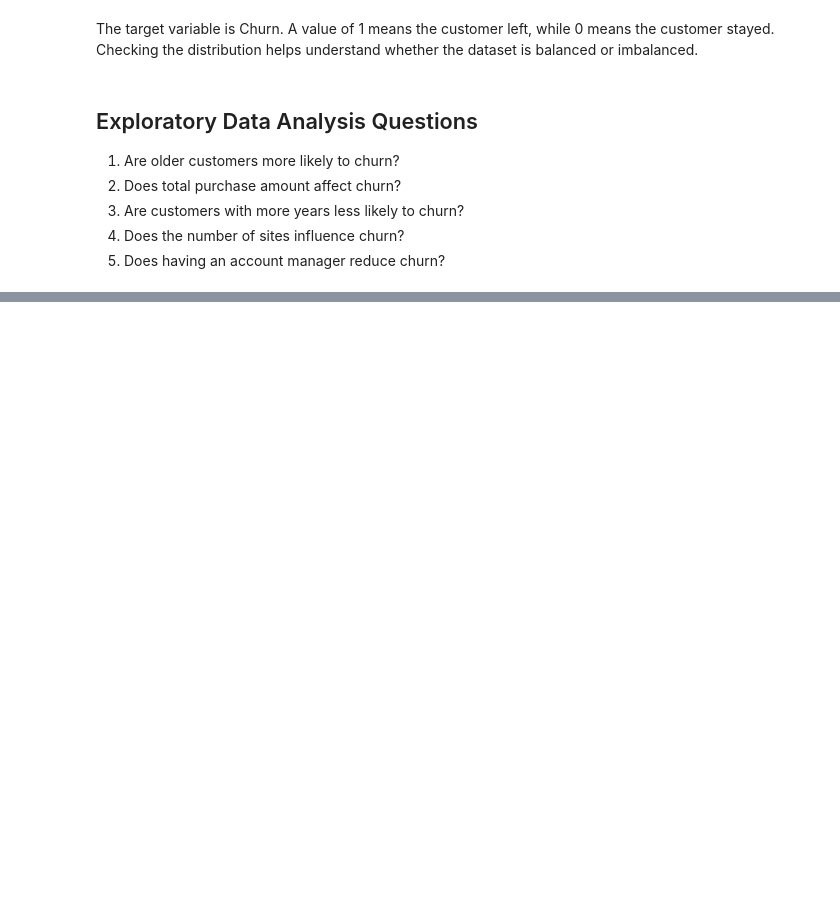
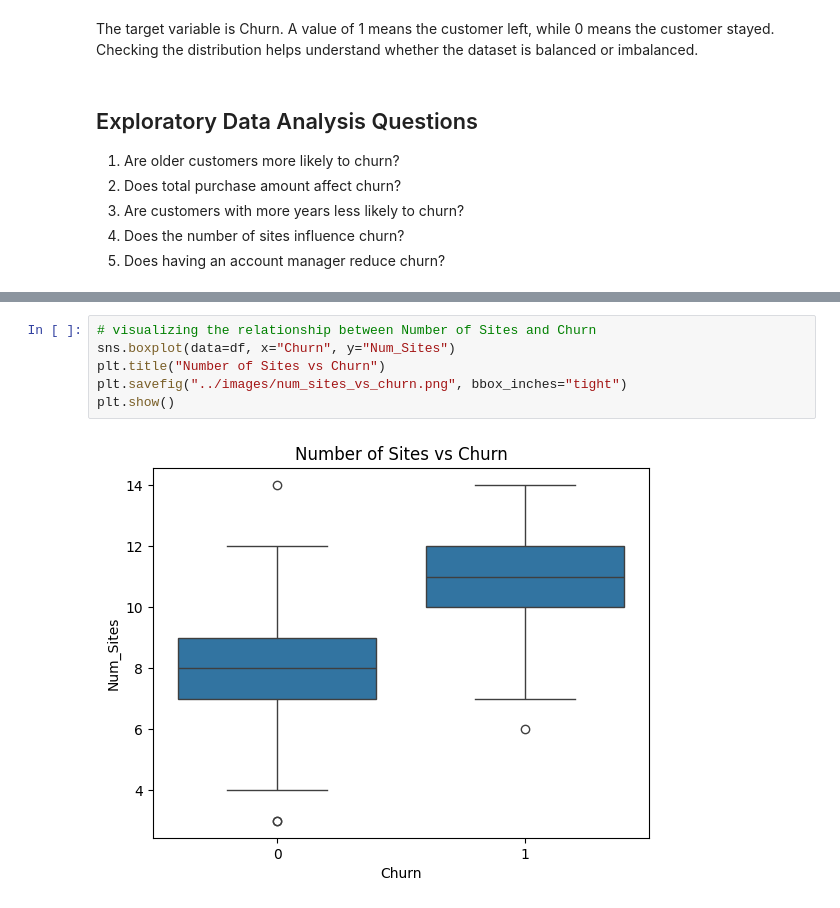
Before and after one commit to TharushiKarunarathne/Customer-Churn-Risk-Analysis-and-Prediction, a Jupyter notebook: notebooks/churn_analysis.ipynb, the cells around one changed output, grey strips where cells are left out. Cells and saved outputs as stored; diff of their text form; blank space fills up the shorter version.

```diff
--- a/notebooks/churn_analysis.ipynb
+++ b/notebooks/churn_analysis.ipynb
@@ -125,0 +150,8 @@ The target variable is Churn. A value of 1 means the customer left, while 0 mean
+# %%
+# visualizing the relationship between Number of Sites and Churn
+sns.boxplot(data=df, x="Churn", y="Num_Sites")
+plt.title("Number of Sites vs Churn")
+plt.savefig("../images/num_sites_vs_churn.png", bbox_inches="tight")
+plt.show()
+# %% [output]
+[figure, added]
```
Also changed, not shown: parts of 4 cells of this notebook, 5 other files.
